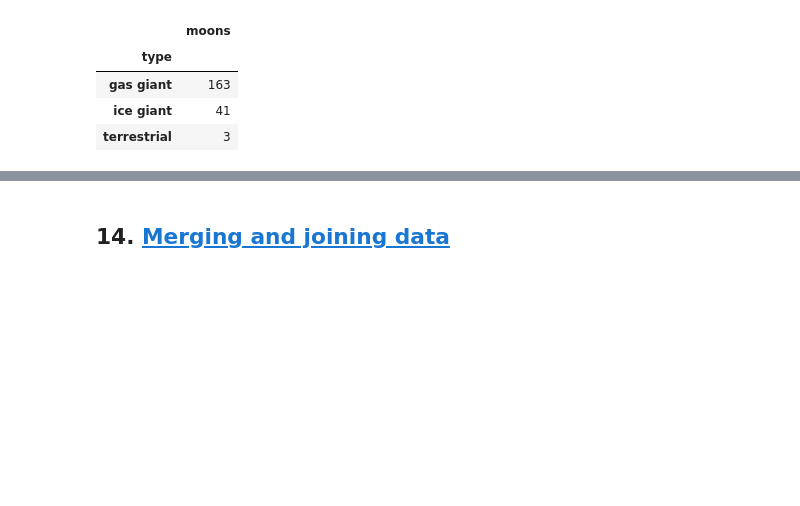
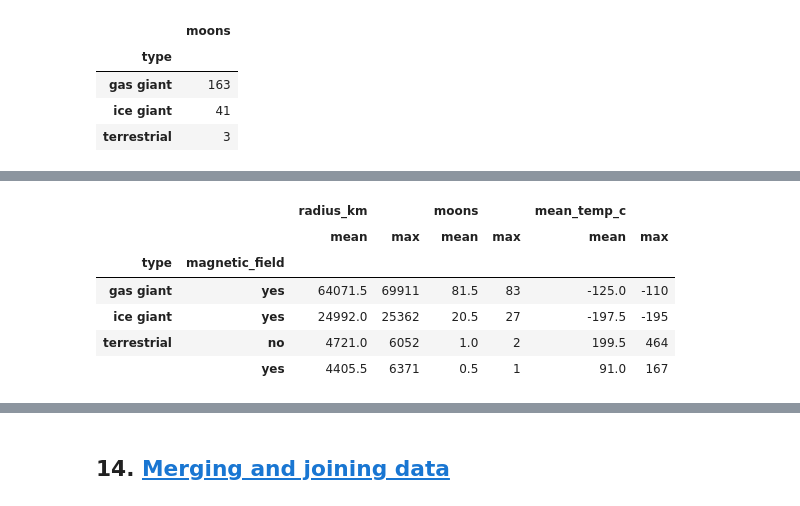
Before and after one commit to ghodkevrushabh/Python_practice, a Jupyter notebook: Module 4/Module_4.ipynb, the cells around one changed output, grey strips where cells are left out. Cells and saved outputs as stored; diff of their text form; code cells hidden in the pictures; blank space fills up the shorter version.

```diff
--- a/Module 4/Module_4.ipynb
+++ b/Module 4/Module_4.ipynb
@@ -1047,7 +1261,15 @@ TypeError: agg function failed [how->mean,dtype->object]
 # %%
 # Group by type and magnetic_field, then use the agg() function to get the
 # mean and max of the values in the numeric columns for each group.
-planets.groupby(['type', 'magnetic_field']).agg(['mean', 'max'])
+planets.groupby(['type', 'magnetic_field'])[['radius_km', 'moons', 'mean_temp_c']].agg(['mean', 'max'])
+# %% [output]
+|  |  | radius_km |  | moons |  | mean_temp_c |  |
+|  |  | mean | max | mean | max | mean | max |
+| type | magnetic_field |  |  |  |  |  |  |
+| gas giant | yes | 64071.5 | 69911 | 81.5 | 83 | -125.0 | -110 |
+| ice giant | yes | 24992.0 | 25362 | 20.5 | 27 | -197.5 | -195 |
+| terrestrial | no | 4721.0 | 6052 | 1.0 | 2 | 199.5 | 464 |
+|  | yes | 4405.5 | 6371 | 0.5 | 1 | 91.0 | 167 |
 # %%
 # Define a function that returns the 90 percentile of an array.
 def percentile_90(x):
```
Also changed, not shown: parts of 42 cells of this notebook.
